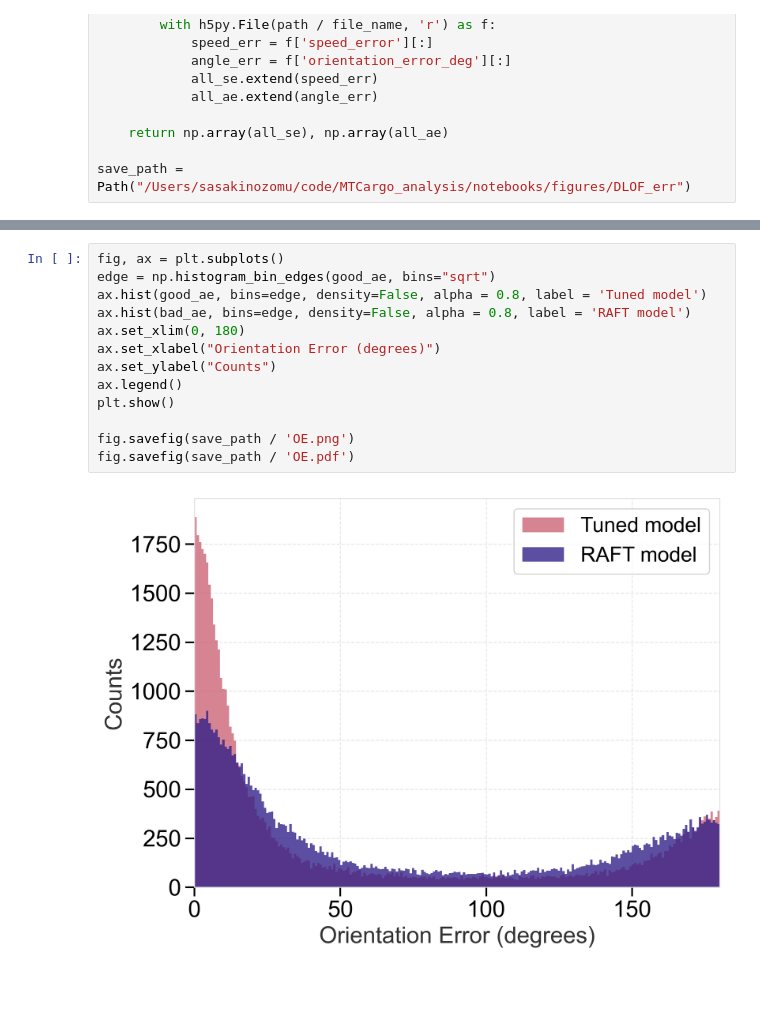
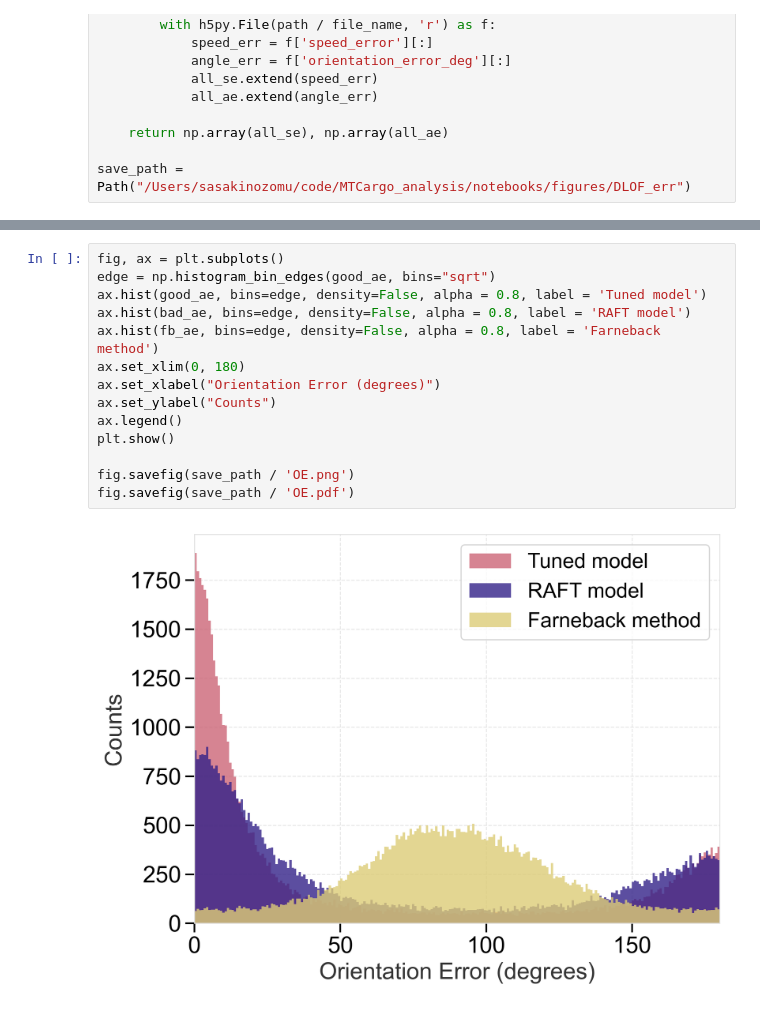
Before and after one commit to wppppupr/MTCargo_analysis, a Jupyter notebook: notebooks/DLOF_analysis.ipynb, the cells around one changed output, grey strips where cells are left out. Drawn from its saved outputs; the diff is of its cells as text.

```diff
--- a/notebooks/DLOF_analysis.ipynb
+++ b/notebooks/DLOF_analysis.ipynb
@@ -54,15 +54,16 @@ fig.savefig(save_path / 'RSE.pdf')
 # %%
 fig, ax = plt.subplots()
 edge = np.histogram_bin_edges(good_ae, bins="sqrt")
 ax.hist(good_ae, bins=edge, density=False, alpha = 0.8, label = 'Tuned model')
 ax.hist(bad_ae, bins=edge, density=False, alpha = 0.8, label = 'RAFT model')
+ax.hist(fb_ae, bins=edge, density=False, alpha = 0.8, label = 'Farneback method')
 ax.set_xlim(0, 180)
 ax.set_xlabel("Orientation Error (degrees)")
 ax.set_ylabel("Counts")
 ax.legend()
 plt.show()
 
 fig.savefig(save_path / 'OE.png')
 fig.savefig(save_path / 'OE.pdf')
 # %% [output]
-[figure, old version]
+[figure, new version]
```
Also changed, not shown: parts of 1 cell of this notebook.
